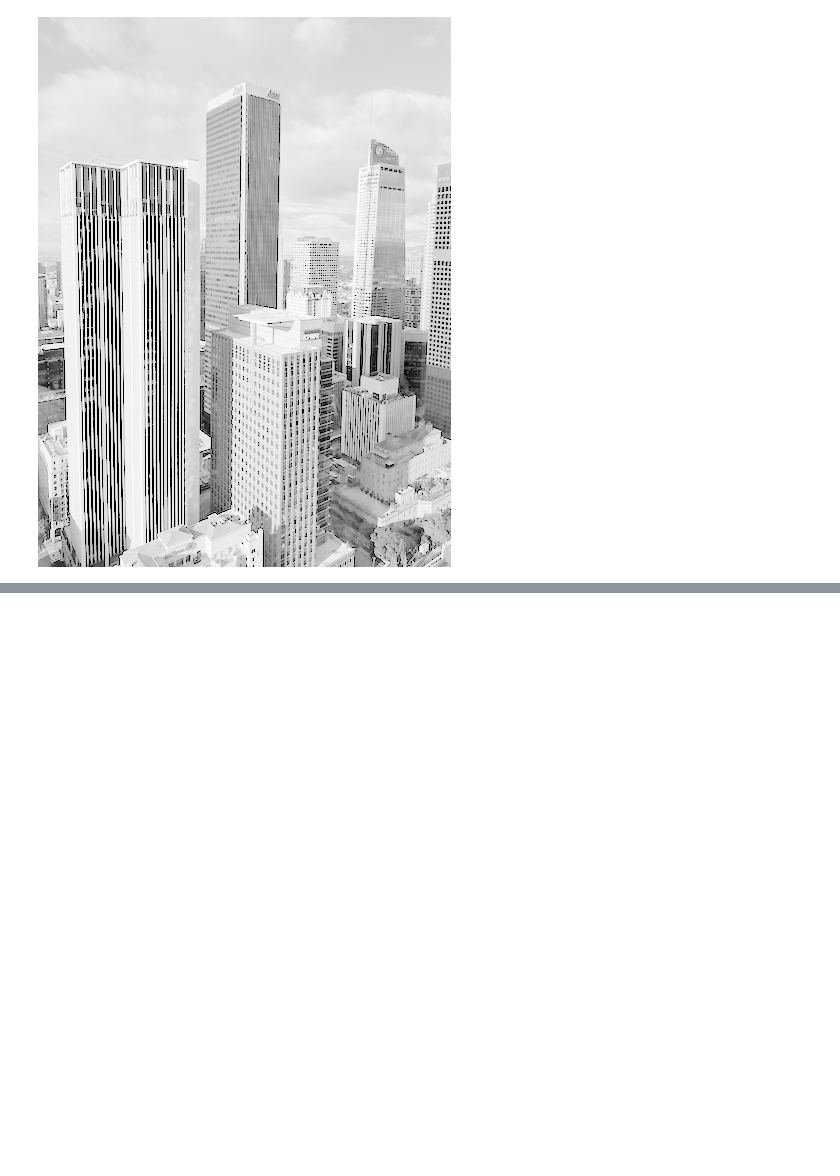
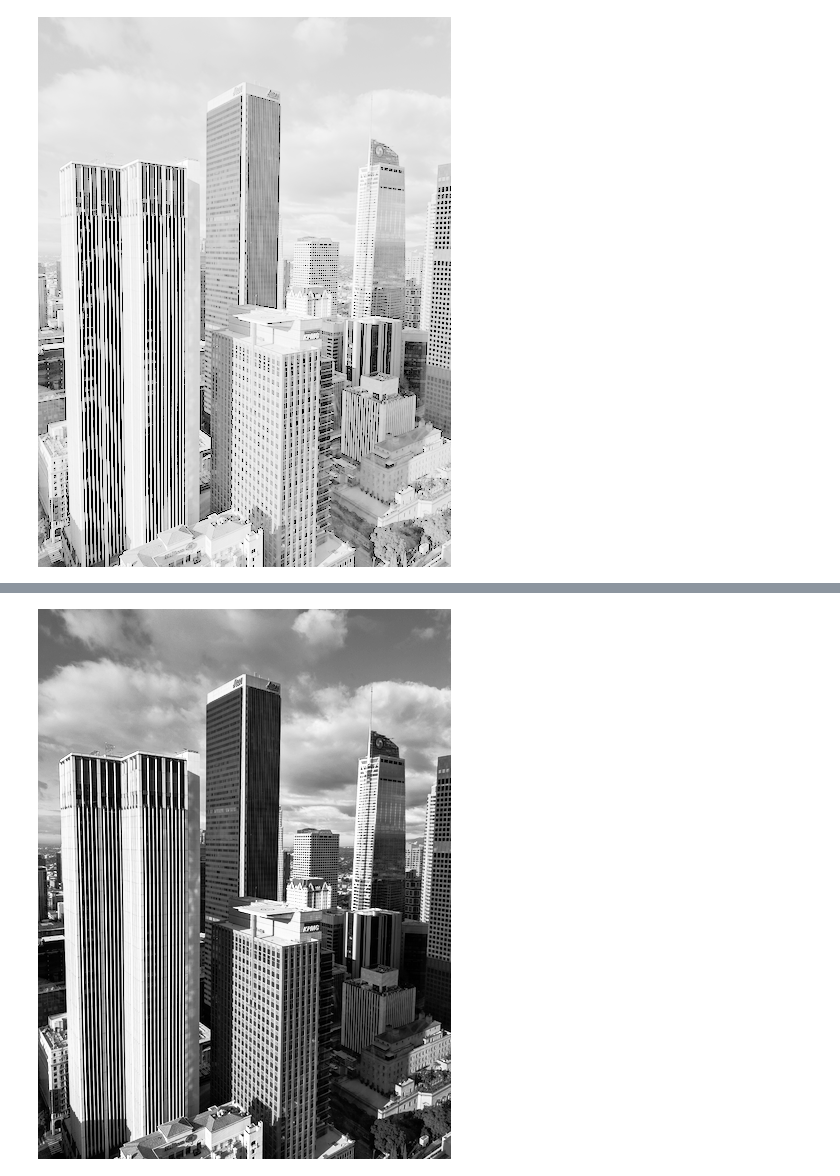
Before and after one commit to ednmolina/Image-Processing, a Jupyter notebook: Image Processing.ipynb, the cells around one changed output, grey strips where cells are left out. Cells and saved outputs as stored; diff of their text form; code cells hidden in the pictures; blank space fills up the shorter version.

```diff
--- a/Image Processing.ipynb
+++ b/Image Processing.ipynb
@@ -575,0 +614,9 @@ In a low contrast image, the histogram will be narrow while in a high contrast i
+# %%
+# The masked places in cdf_m are now set to 0
+cdf = np.ma.filled(cdf_m, 0).astype('uint8')
+
+# cdf values are assigned in the flattened array
+im2 = cdf[image_flat]
+
+# Shape into a 3d array
+histogram_equalized_array = np.reshape(im2, image.shape)
@@ -575,0 +636,7 @@ In a low contrast image, the histogram will be narrow while in a high contrast i
+# %%
+# Convert the reshaped array into an image
+histogram_equalized = Image.fromarray(histogram_equalized_array)
+histogram_equalized.save('/Users/edenmolina/Documents/Image-Processing/Outputs/C5HistogramEqualize.png')
+histogram_equalized
+# %% [output]
+[figure, added]
```
Also changed, not shown: parts of 21 cells of this notebook, 4 other files.
